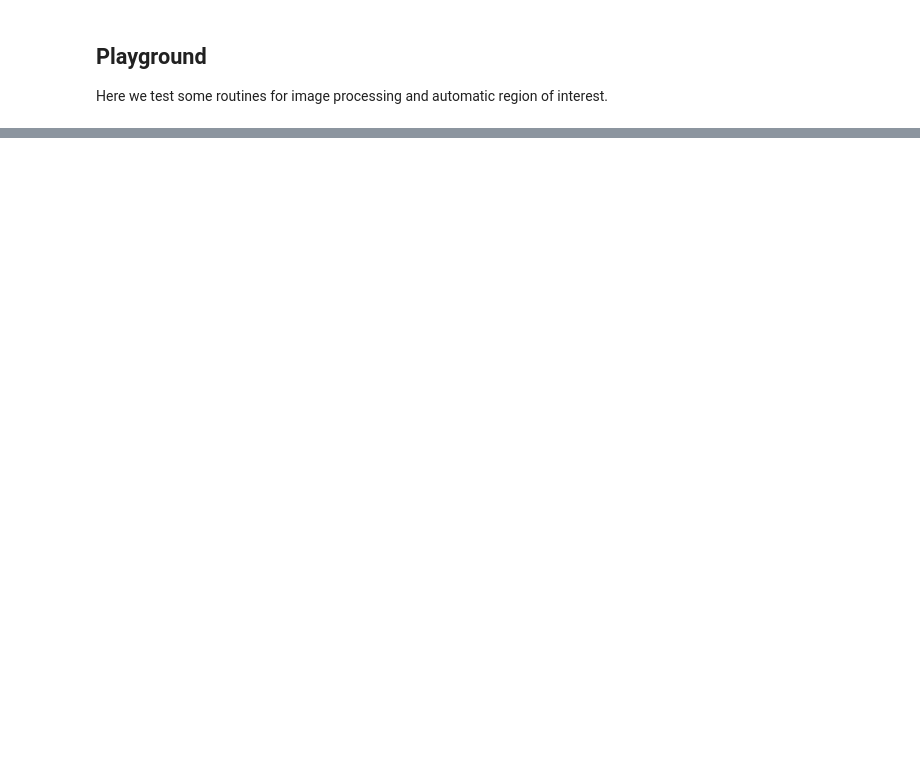
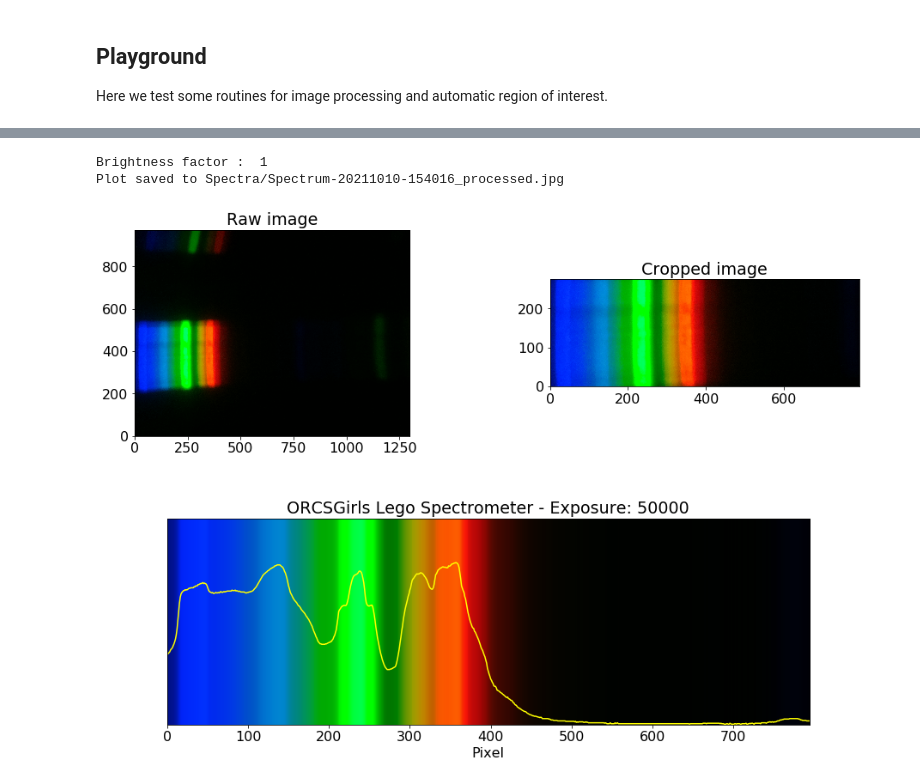
Before and after one commit to orcsgirls/LegoSpectrometer, a Jupyter notebook: SpectrometerControl.ipynb, the cells around one changed output, grey strips where cells are left out. Saved outputs shown, nothing was run; the diff lists cells and outputs as text; code cells hidden in the pictures; blank space fills up the shorter version.

```diff
--- a/SpectrometerControl.ipynb
+++ b/SpectrometerControl.ipynb
@@ -158,0 +201,6 @@ Here we test some routines for image processing and automatic region of interest
+# %%
+display_results(raw,cropped, processed, spectrum, fname, shutter)
+# %% [output]
+Brightness factor :  1
+Plot saved to Spectra/Spectrum-20211010-154016_processed.jpg
+[figure, added]
```
Also changed, not shown: parts of 7 cells of this notebook, 2 other files.
